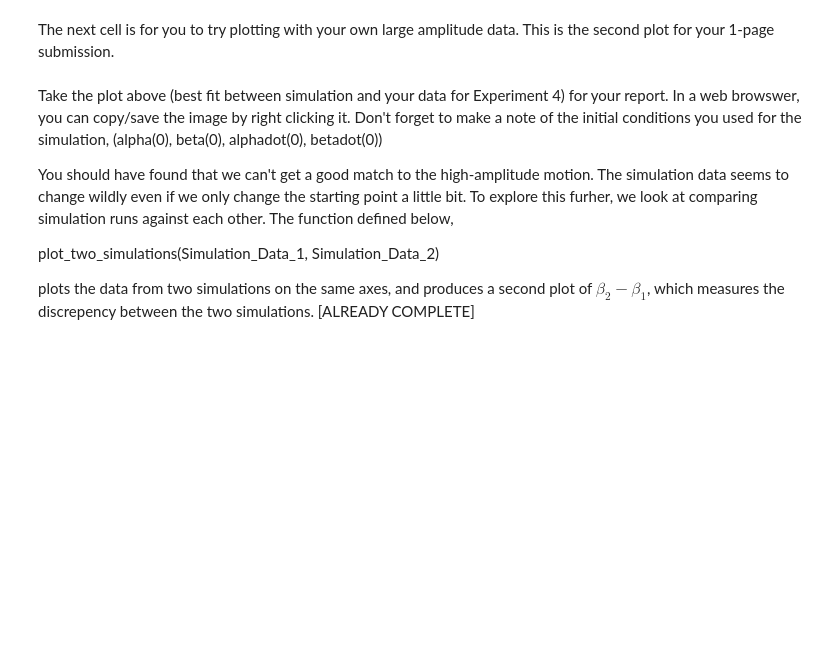
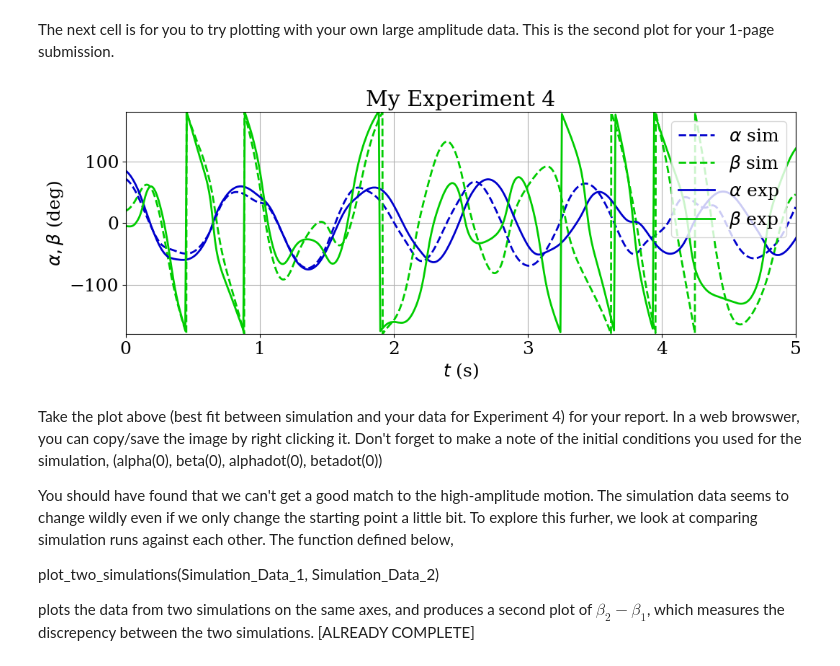
Before and after one commit to differental/IB_Double_Pendulum, a Jupyter notebook: double_pendulum_simulation.ipynb, the cells around one changed output. Saved outputs shown, nothing was run; the diff lists cells and outputs as text; code cells hidden in the pictures; blank space fills up the shorter version.

```diff
--- a/double_pendulum_simulation.ipynb
+++ b/double_pendulum_simulation.ipynb
@@ -183,7 +188,9 @@ plot_simulation_and_experiment(integrate([0.0001,0,0,0],5), Experiment_4)
 # %% [markdown]
 The next cell is for you to try plotting with your own large amplitude data. This is the second plot for your 1-page submission.
-# %%
-plot_simulation_and_experiment(integrate([0.0001,0,0,0],5), My_Experiment_4)
+# %%
+plot_simulation_and_experiment(integrate([72*np.pi/180,19.25*np.pi/180,-2.5,2],5), My_Experiment_4)
+# %% [output]
+[figure, added]
 # %% [markdown]
 Take the plot above (best fit between simulation and your data for Experiment 4) for your report. In a web browswer, you can copy/save the image by right clicking it. Don't forget to make a note of the initial conditions you used for the simulation, (alpha(0), beta(0), alphadot(0), betadot(0))
 
```
Also changed, not shown: parts of 8 cells of this notebook.
